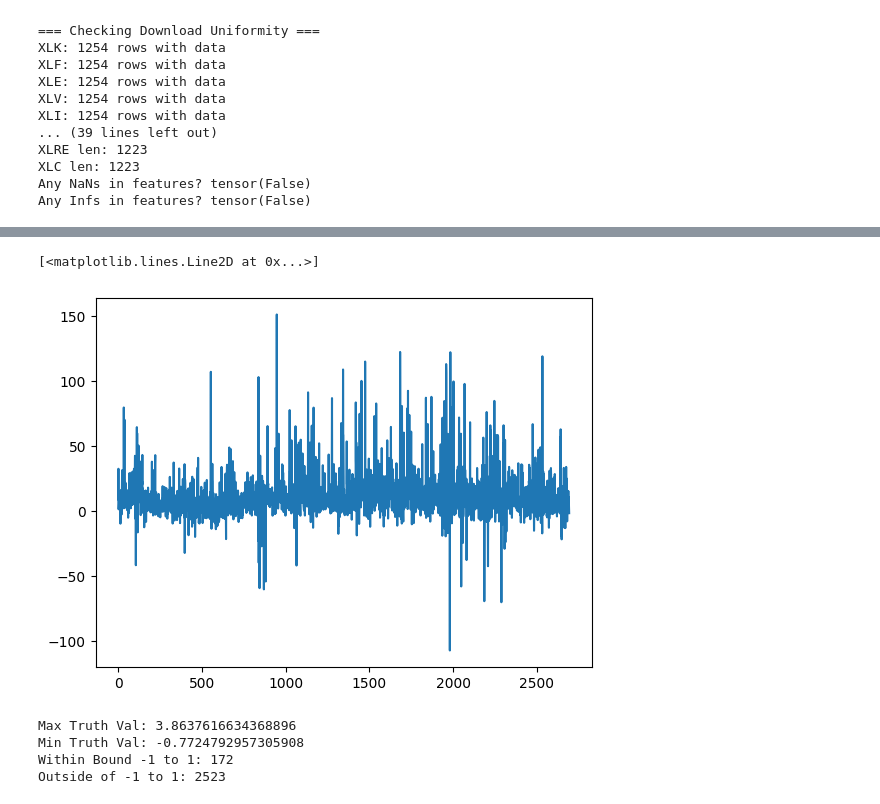
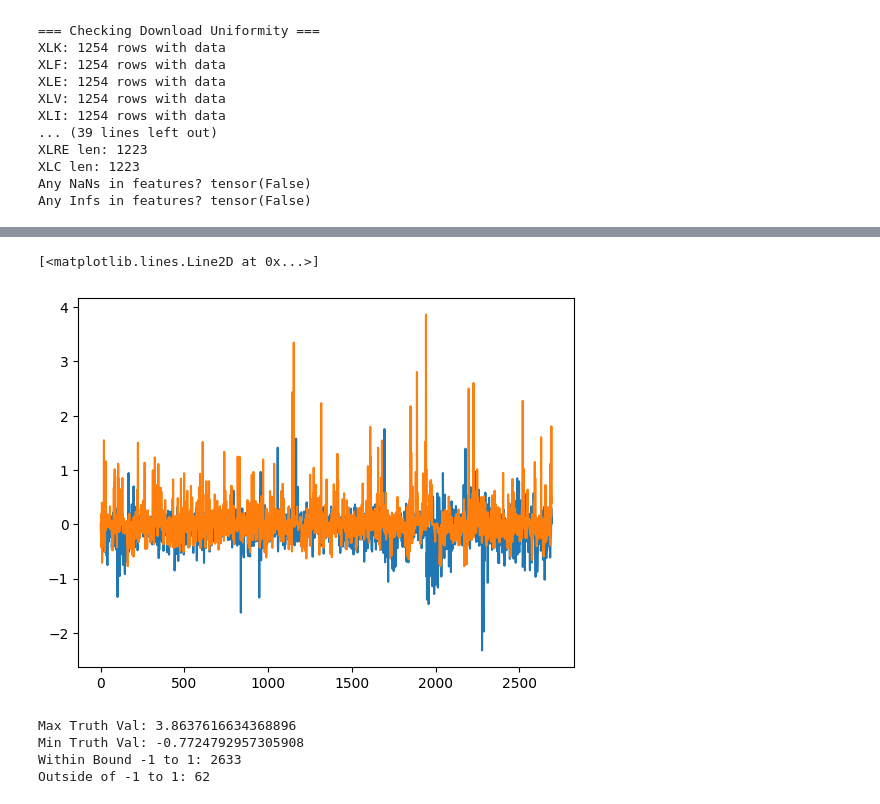
Before and after one commit to Retrospek/AlphaGrid, a Jupyter notebook: train.ipynb, the cells around one changed output, grey strips where cells are left out. Drawn from its saved outputs; the diff is of its cells as text; code cells hidden in the pictures.

```diff
--- a/train.ipynb
+++ b/train.ipynb
@@ -104,11 +101,11 @@ EdgeCentricNetwork(
   )
 )
 # %%
-LR = 4e-5
+LR = 3e-5
 optimizer = optim.Adam(params=model.parameters(), lr=LR)
 criterion = nn.SmoothL1Loss()
 # %%
-epoch_num = 2000
+epoch_num = 1250
 
 epoch_losses = []
 batch_losses = []
@@ -136,5 +133,6 @@ for epoch in range(epoch_num):
         loop.set_postfix(loss=loss.item())
 
     epoch_losses.append(epoch_loss / len(train_loader))
-    print(f"Epoch [{epoch+1}/{epoch_num}] Loss: {epoch_losses[-1]:.6f}")
+    if epoch % 20 == 0:
+        print(f"Epoch [{epoch+1}/{epoch_num}] Loss: {epoch_losses[-1]:.6f}")
 # %% [output]
@@ -186,9 +184,12 @@ Total Test Loss: 105.40455627441406
 # %%
 plt.plot(all_outputs)
+plt.plot(all_truths)
 # %% [output]
 [<matplotlib.lines.Line2D at 0x...>]
-[figure, old version]
+[figure, new version]
 # %%
+# Fun Statistic Checker Code
+
 count_bound = 0
 count_no_bound = 0
 
@@ -212,8 +213,8 @@ print(f"Outside of -1 to 1: {count_no_bound}")
 # %% [output]
 Max Truth Val: 3.8637616634368896
 Min Truth Val: -0.7724792957305908
-Within Bound -1 to 1: 172
-Outside of -1 to 1: 2523
+Within Bound -1 to 1: 2633
+Outside of -1 to 1: 62
 # %%
 x = np.linspace(start=0, stop=len(within_bounds_outputs) - 1, num=len(within_bounds_outputs))
 
```
Also changed, not shown: parts of 6 cells of this notebook.
